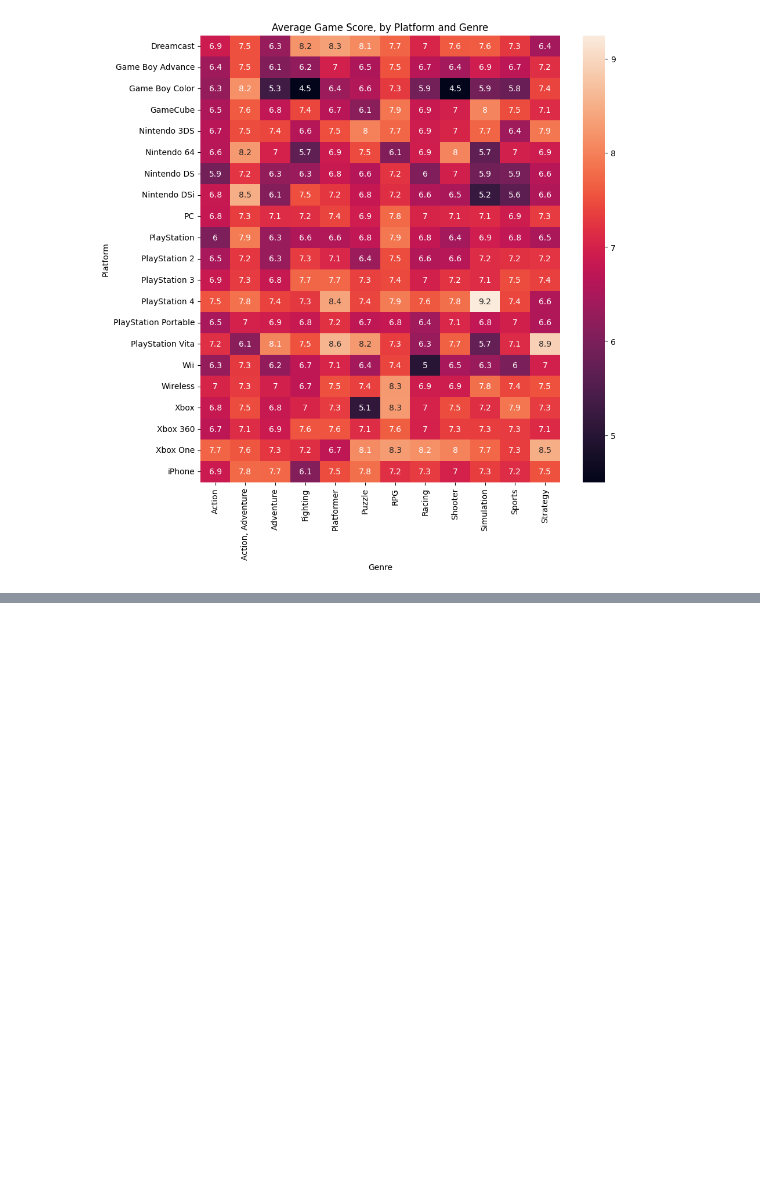
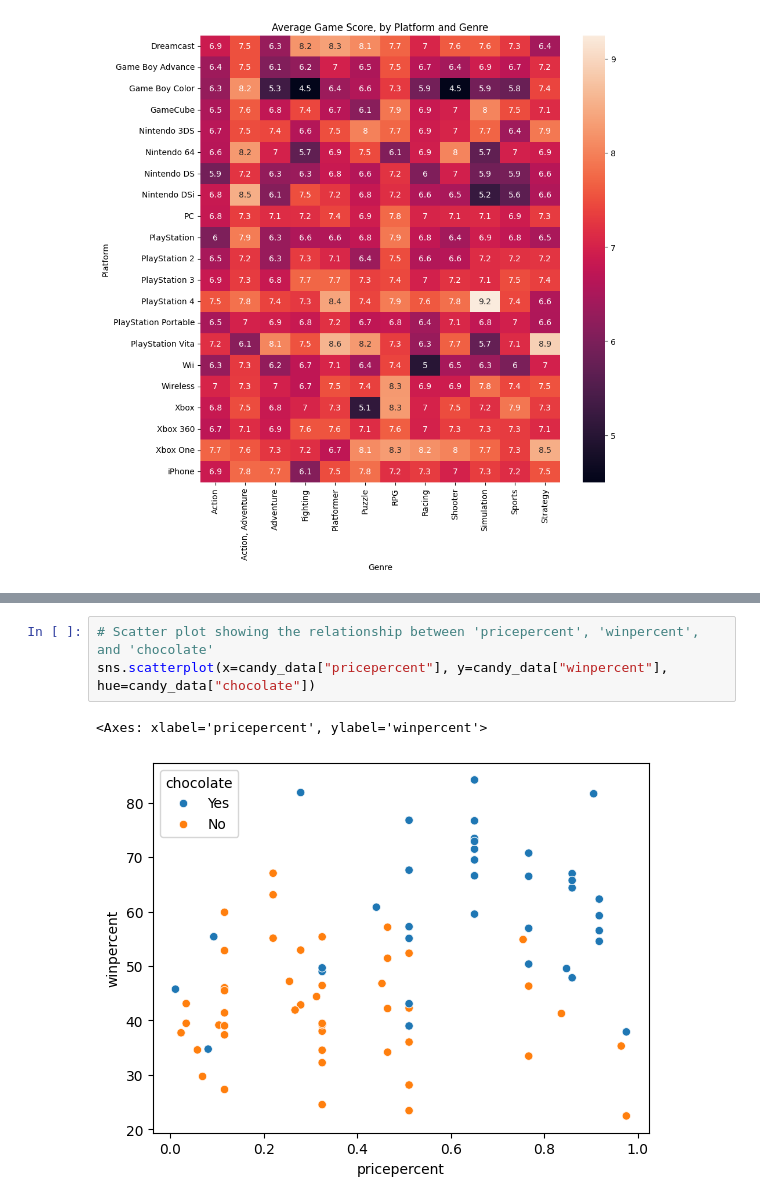
Before and after one commit to kyun1016/kaggle, a Jupyter notebook: notebook/learn/Data_Viaulization.ipynb, the cells around one changed output, grey strips where cells are left out. Saved outputs shown, nothing was run; the diff lists cells and outputs as text; blank space fills up the shorter version.

```diff
--- a/notebook/learn/Data_Viaulization.ipynb
+++ b/notebook/learn/Data_Viaulization.ipynb
@@ -362,0 +445,6 @@ Text(0.5, 1.0, 'Average Game Score, by Platform and Genre')
+# %%
+# Scatter plot showing the relationship between 'pricepercent', 'winpercent', and 'chocolate'
+sns.scatterplot(x=candy_data["pricepercent"], y=candy_data["winpercent"], hue=candy_data["chocolate"])
+# %% [output]
+<Axes: xlabel='pricepercent', ylabel='winpercent'>
+[figure, added]
```
Also changed, not shown: parts of 21 cells of this notebook, 1 other file.
